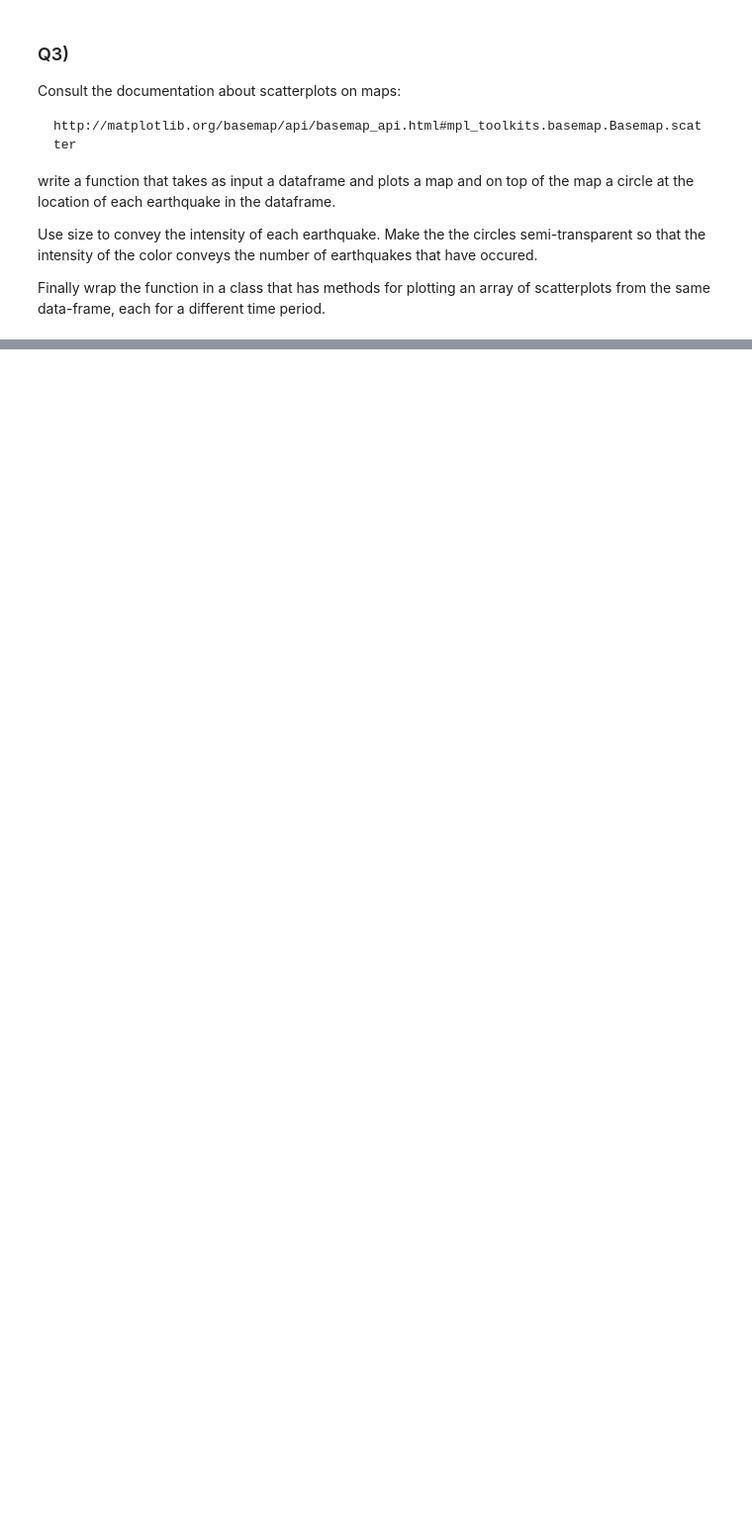
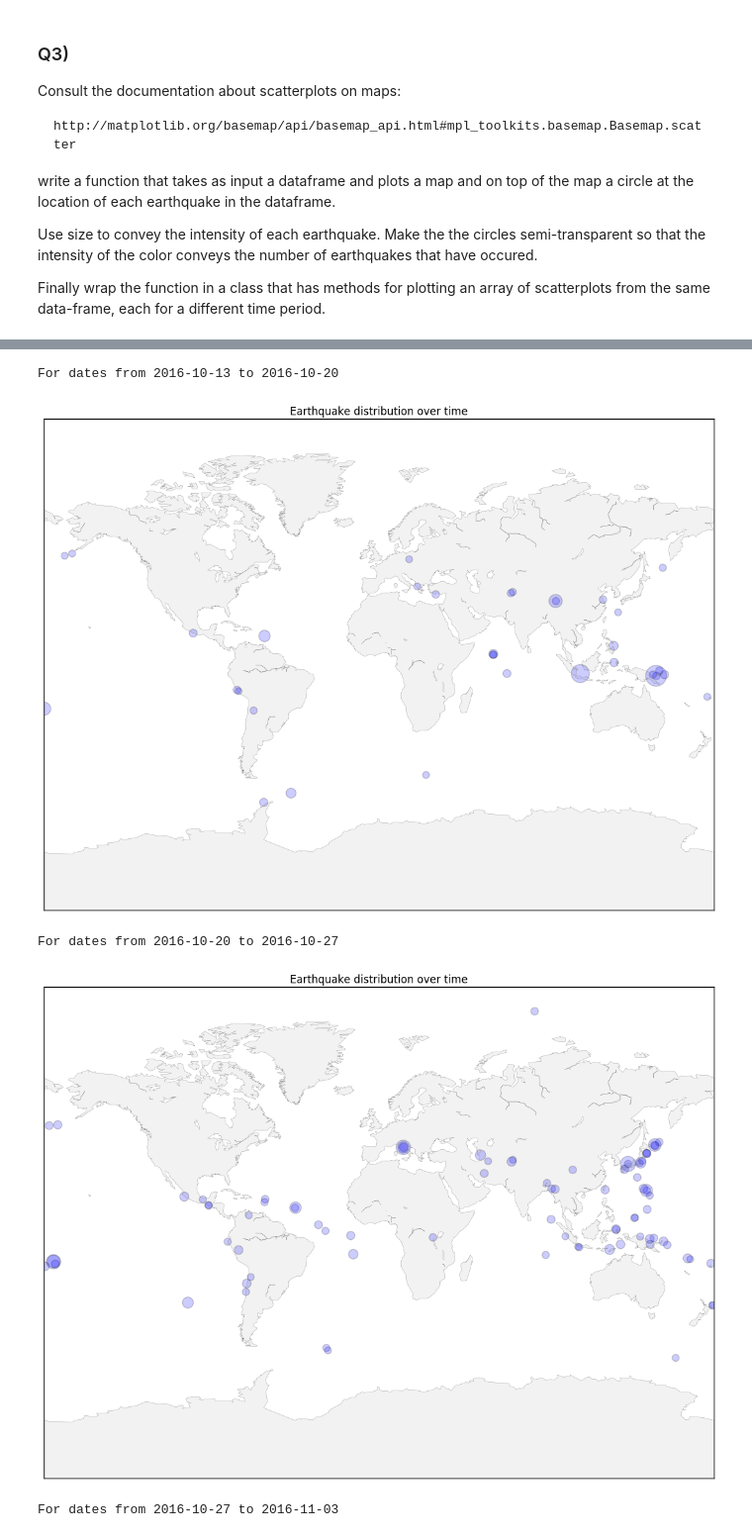
Before and after one commit to OrysyaStus/UCSD_Data_Science_and_Engineering, a Jupyter notebook: DSE200_Python_for_Data_Analysis/day_4_OOP_and_matplotlib/matplotlib/03_Matplotlib OOP Exercise.ipynb, the cells around one changed output, grey strips where cells are left out. Shown at 99% size. Saved outputs shown, nothing was run; the diff lists cells and outputs as text; code cells hidden in the pictures; blank space fills up the shorter version.

```diff
--- a/DSE200_Python_for_Data_Analysis/day_4_OOP_and_matplotlib/matplotlib/03_Matplotlib OOP Exercise.ipynb
+++ b/DSE200_Python_for_Data_Analysis/day_4_OOP_and_matplotlib/matplotlib/03_Matplotlib OOP Exercise.ipynb
@@ -134,0 +244,22 @@ Finally wrap the function in a class that has methods for plotting an array of s
+# %%
+dates = [['2016-10-13', '2016-10-20'], ['2016-10-20', '2016-10-27'], ['2016-10-27', '2016-11-03'], ['2016-11-03', '2016-11-10'], ['2016-11-10', '2016-11-17']]
+#Date ranges considered:
+# 2016-10-13 and 2016-10-19
+# 2016-10-20 and 2016-10-26
+# 2016-10-27 and 2016-11-02
+# 2016-11-03 and 2016-11-09
+# 2016-11-10 and 2016-11-16
+
+for i in dates:
+    start = i[0]
+    end = i[1]
+    A = dataMap(data_45)
+    A.scattertime(start, end)
+    print 'For dates from %s to %s' % (start, end)
+    A.scattermap()
+# %% [output]
+For dates from 2016-10-13 to 2016-10-20
+[figure, added]
+For dates from 2016-10-20 to 2016-10-27
+[figure, added]
+For dates from 2016-10-27 to 2016-11-03
```
Also changed, not shown: parts of 9 cells of this notebook, 2 other files.
